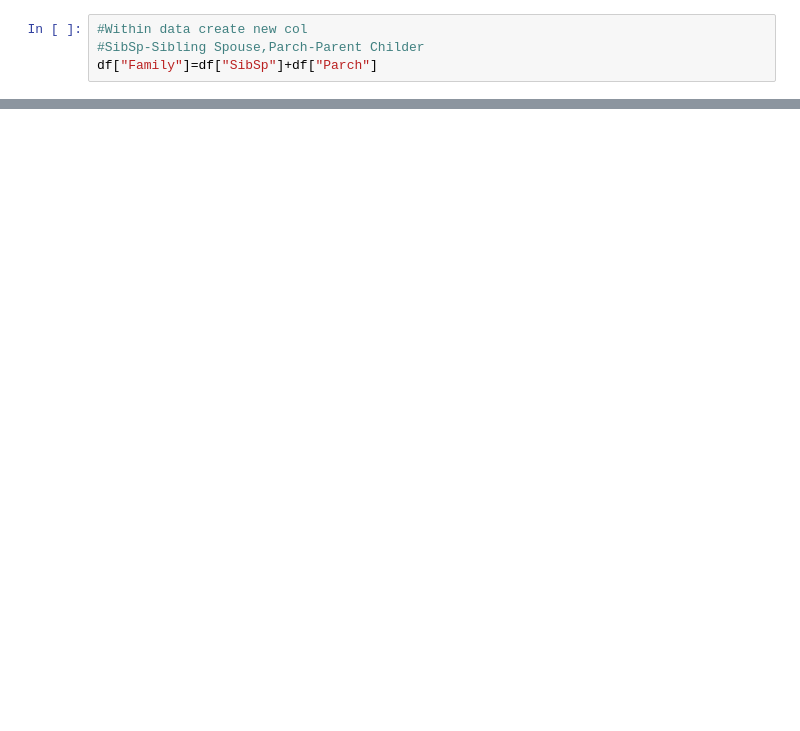
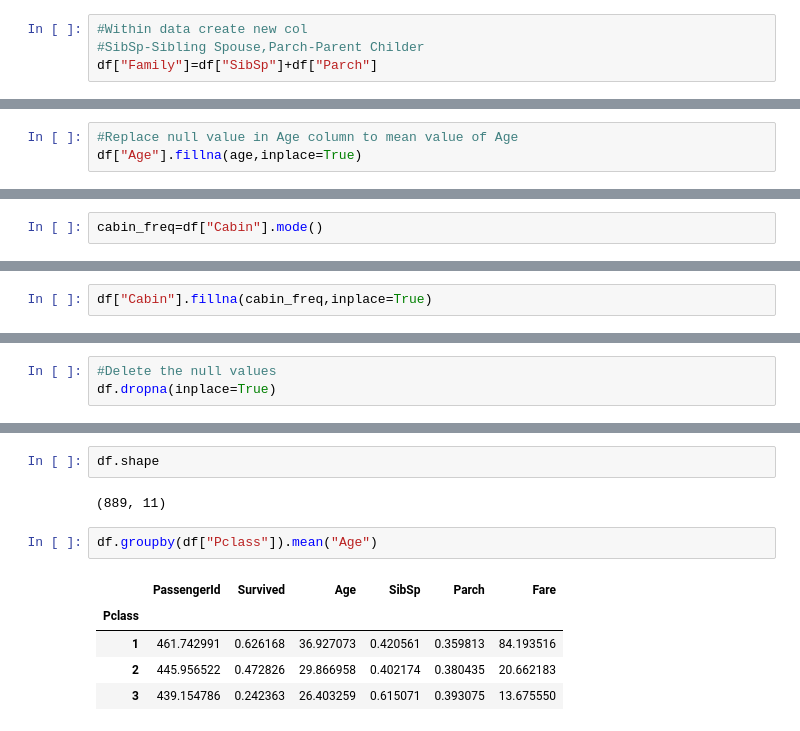
Before and after one commit to KasthuriK-07/Pandas, a Jupyter notebook: Pandas_New.ipynb, the cells around one changed output, grey strips where cells are left out. Cells and saved outputs as stored; diff of their text form; blank space fills up the shorter version.

```diff
--- a/Pandas_New.ipynb
+++ b/Pandas_New.ipynb
@@ -598,0 +770,3 @@ df[0:3]
+# %%
+#Replace null value in Age column to mean value of Age
+df["Age"].fillna(age,inplace=True)
@@ -598,0 +804,2 @@ df[0:3]
+# %%
+cabin_freq=df["Cabin"].mode()
@@ -598,0 +811,2 @@ df[0:3]
+# %%
+df["Cabin"].fillna(cabin_freq,inplace=True)
@@ -598,0 +835,3 @@ df[0:3]
+# %%
+#Delete the null values
+df.dropna(inplace=True)
@@ -598,0 +853,12 @@ df[0:3]
+# %%
+df.shape
+# %% [output]
+(889, 11)
+# %%
+df.groupby(df["Pclass"]).mean("Age")
+# %% [output]
+|  | PassengerId | Survived | Age | SibSp | Parch | Fare |
+| Pclass |  |  |  |  |  |  |
+| 1 | 461.742991 | 0.626168 | 36.927073 | 0.420561 | 0.359813 | 84.193516 |
+| 2 | 445.956522 | 0.472826 | 29.866958 | 0.402174 | 0.380435 | 20.662183 |
+| 3 | 439.154786 | 0.242363 | 26.403259 | 0.615071 | 0.393075 | 13.675550 |
```
Also changed, not shown: parts of 31 cells of this notebook.
